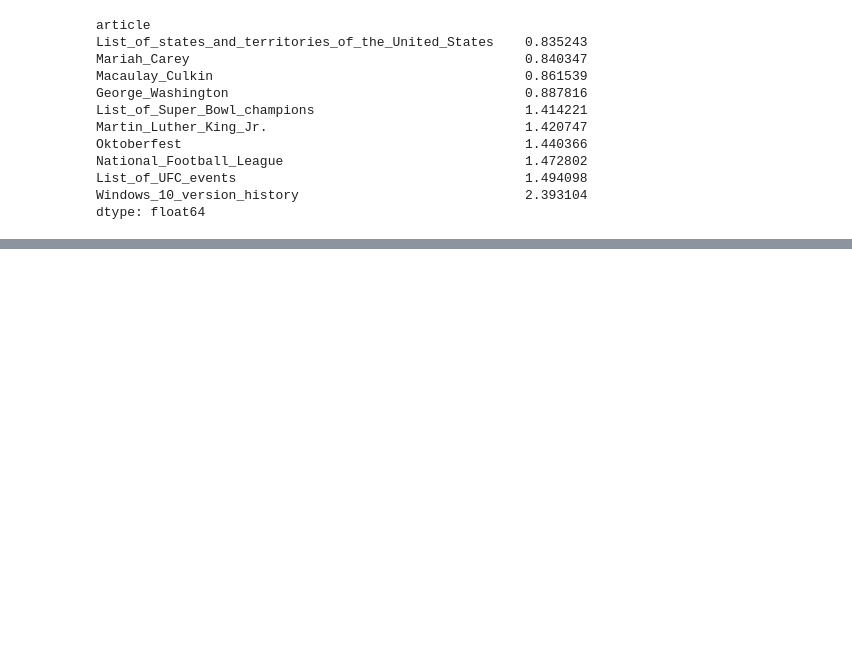
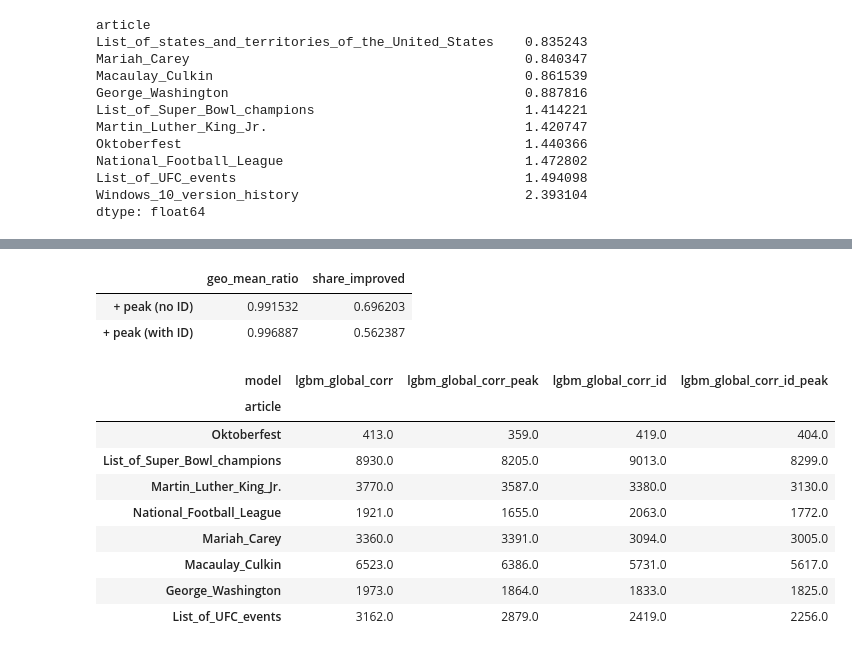
Before and after one commit to DorukKaraman/wiki-forecast, a Jupyter notebook: notebooks/05_lightgbm.ipynb, the cells around one changed output, grey strips where cells are left out. Cells and saved outputs as stored; diff of their text form; code cells hidden in the pictures; blank space fills up the shorter version.

```diff
--- a/notebooks/05_lightgbm.ipynb
+++ b/notebooks/05_lightgbm.ipynb
@@ -265,0 +271,32 @@ per_article.loc[seasonal].round(0)
+# %%
+pairs = {
+    "+ peak (no ID)": ("lgbm_global_corr_peak", "lgbm_global_corr"),
+    "+ peak (with ID)": ("lgbm_global_corr_id_peak", "lgbm_global_corr_id"),
+}
+rows = {}
+for label, (new, old) in pairs.items():
+    r = per_article[new] / per_article[old]
+    rows[label] = {
+        "geo_mean_ratio": np.exp(np.log(r).mean()),
+        "share_improved": (r < 1).mean(),
+    }
+display(pd.DataFrame(rows).T)
+
+per_article.loc[seasonal, [
+    "lgbm_global_corr", "lgbm_global_corr_peak",
+    "lgbm_global_corr_id", "lgbm_global_corr_id_peak",
+]].round(0)
+# %% [output]
+|  | geo_mean_ratio | share_improved |
+| + peak (no ID) | 0.991532 | 0.696203 |
+| + peak (with ID) | 0.996887 | 0.562387 |
+| model | lgbm_global_corr | lgbm_global_corr_peak | lgbm_global_corr_id | lgbm_global_corr_id_peak |
+| article |  |  |  |  |
+| Oktoberfest | 413.0 | 359.0 | 419.0 | 404.0 |
+| List_of_Super_Bowl_champions | 8930.0 | 8205.0 | 9013.0 | 8299.0 |
+| Martin_Luther_King_Jr. | 3770.0 | 3587.0 | 3380.0 | 3130.0 |
+| National_Football_League | 1921.0 | 1655.0 | 2063.0 | 1772.0 |
+| Mariah_Carey | 3360.0 | 3391.0 | 3094.0 | 3005.0 |
+| Macaulay_Culkin | 6523.0 | 6386.0 | 5731.0 | 5617.0 |
+| George_Washington | 1973.0 | 1864.0 | 1833.0 | 1825.0 |
+| List_of_UFC_events | 3162.0 | 2879.0 | 2419.0 | 2256.0 |
```
Also changed, not shown: parts of 6 cells of this notebook, 7 other files.
